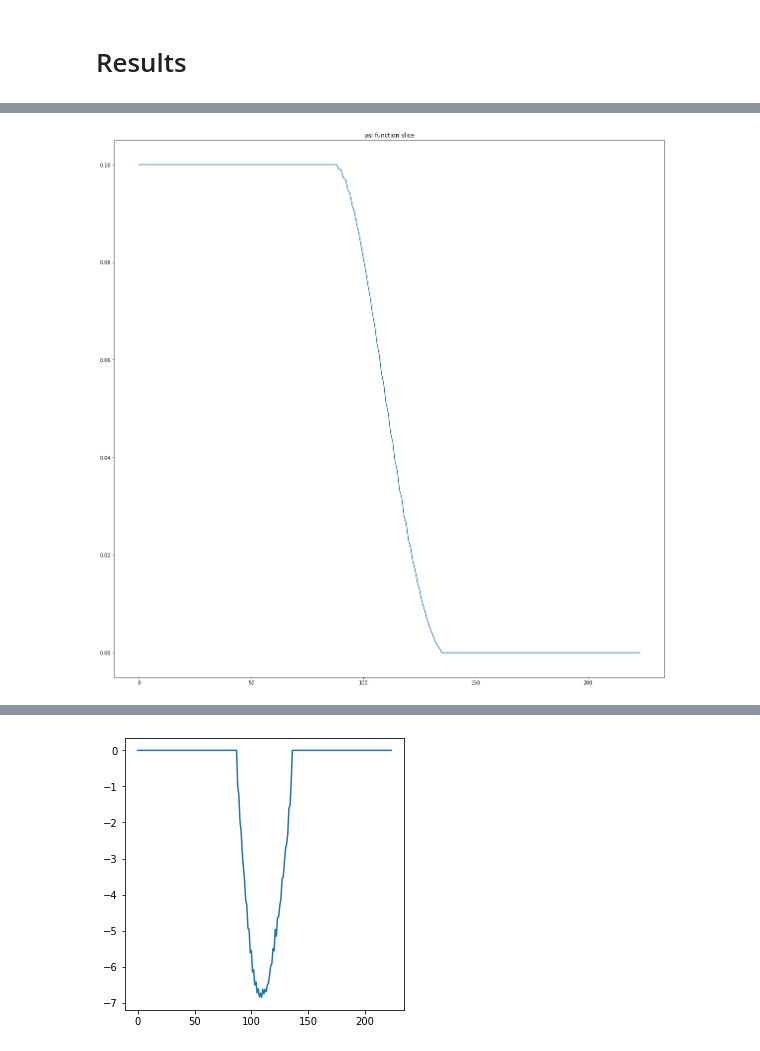
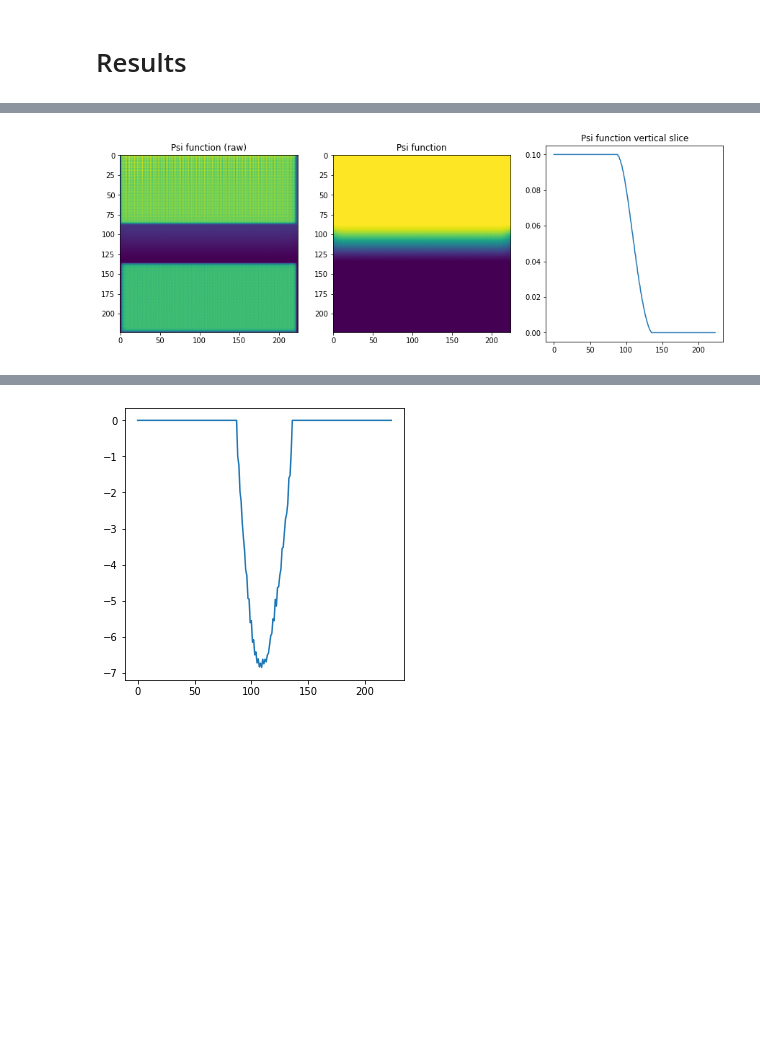
Before and after one commit to Mechanics-Mechatronics-and-Robotics/Physics-based-loss-and-machine-learning-approach-in-application-to-viscous-fluids-flow-modeling, a Jupyter notebook: Main.ipynb, the cells around one changed output, grey strips where cells are left out. Drawn from its saved outputs; the diff is of its cells as text; code cells hidden in the pictures; blank space fills up the shorter version.

```diff
--- a/Main.ipynb
+++ b/Main.ipynb
@@ -897,10 +876,24 @@ plt.show()
-# %%
-fig = plt.figure(figsize=(FIGSIZE*4, FIGSIZE*4))
-plt.plot(psi_masked[:, int(SIZE/2)].to('cpu'))
-plt.title('psi function slice')
-plt.show()
-# %% [output]
-[figure, removed]
+# %%
+#Output of the network: psi function of the flow
+
+psi_masked = (psi[0, 0, :, :].clone().detach() * wall_mask) + (upper_mask * Q)
+
+fig = plt.figure(figsize=(FIGSIZE*3, FIGSIZE))
+plt.subplot(1,3,1)
+plt.imshow(psi[0, 0, :, :].clone().detach().to('cpu'))
+plt.title('Psi function (raw)')
+
+plt.subplot(1,3,2)
+plt.imshow(psi_masked.to('cpu'))
+plt.title('Psi function')
+
+plt.subplot(1,3,3)
+plt.plot(psi_masked[:,sp].to('cpu'))
+plt.title('Psi function vertical slice')
+
+plt.show()
+# %% [output]
+[figure, added]
 # %%
 v1, v2 = velocityDistr(psi_masked, DX1N, DX2N, LIM1, LIM2)
 
```
Also changed, not shown: parts of 7 cells of this notebook.
